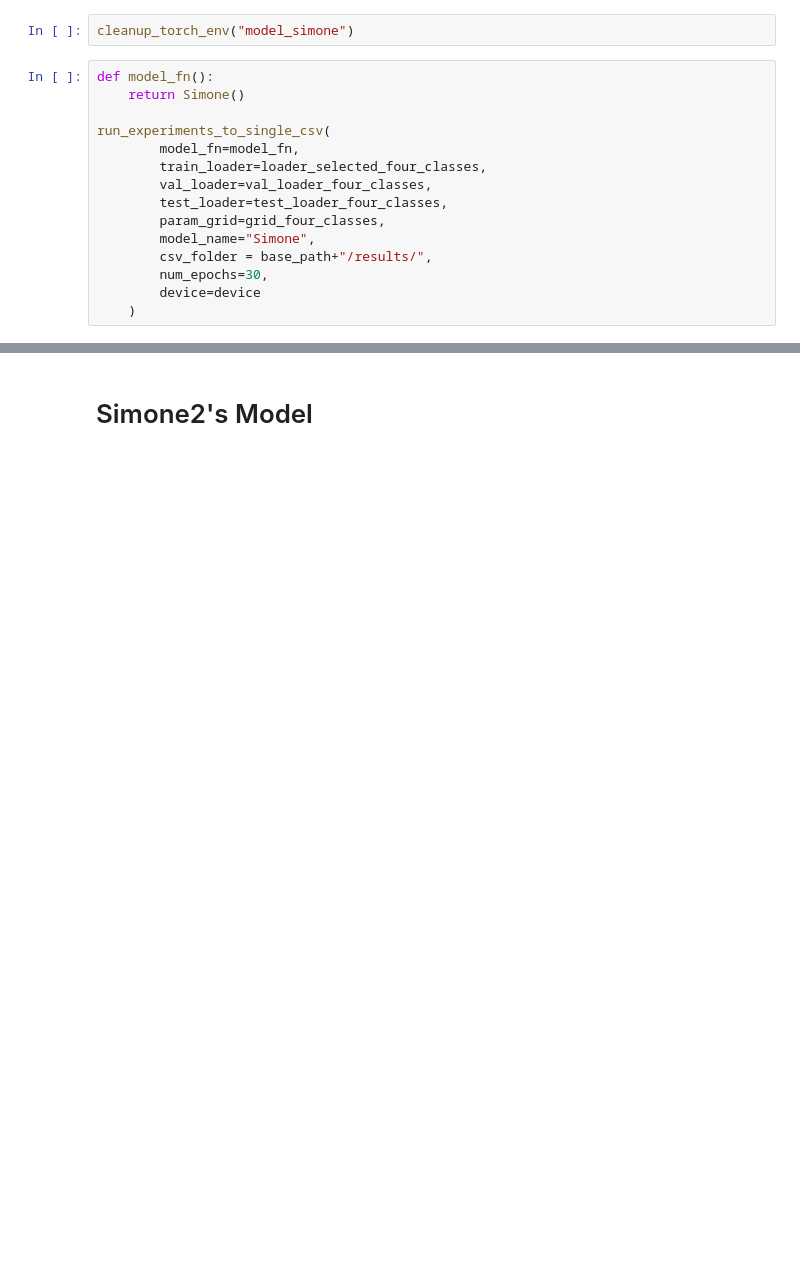
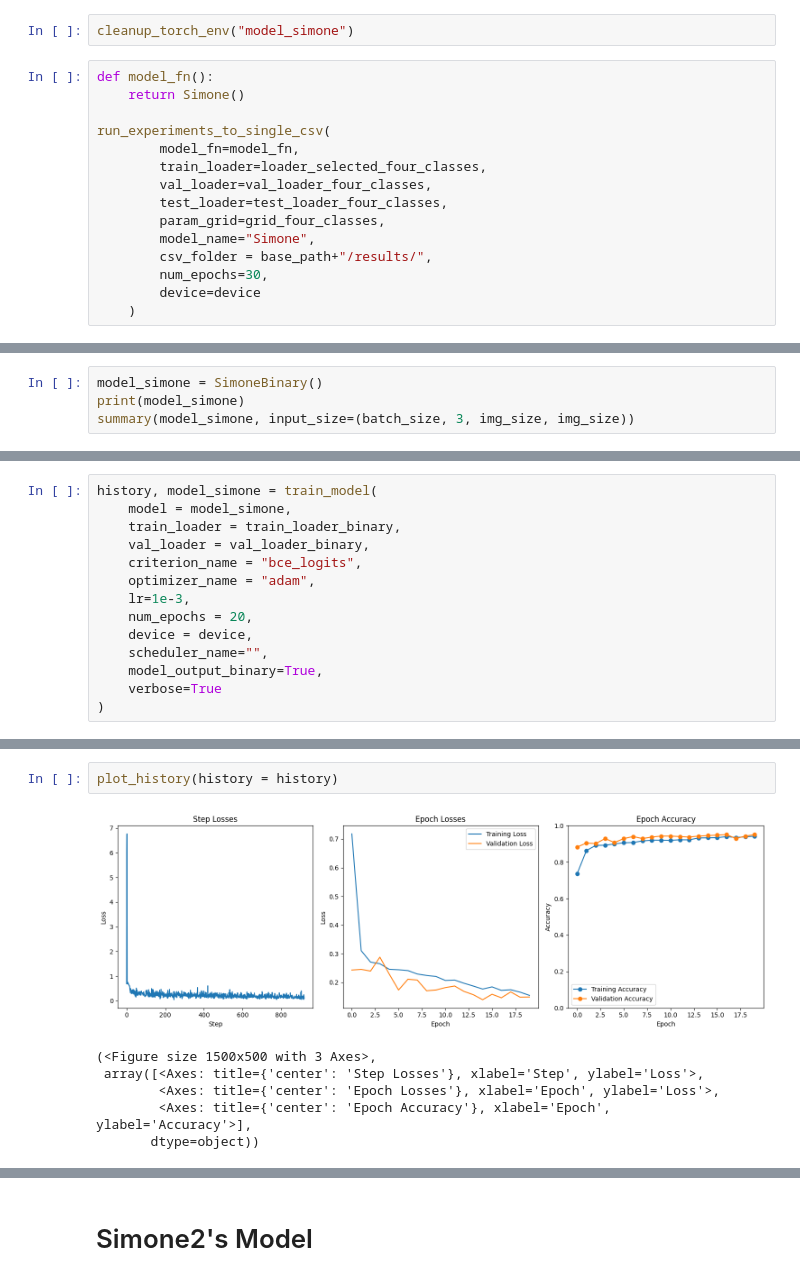
Before and after one commit to filippo-pilutti/DiabeticRetinopathyImageClassification, a Jupyter notebook: DiabeticRetinopathyImageClassification.ipynb, the cells around one changed output, grey strips where cells are left out. Drawn from its saved outputs; the diff is of its cells as text; blank space fills up the shorter version.

Commit message:
Test binary also for Simone's model, and start trying 4-class classification

```diff
--- a/DiabeticRetinopathyImageClassification.ipynb
+++ b/DiabeticRetinopathyImageClassification.ipynb
@@ -1972,0 +1988,4 @@ run_experiments_to_single_csv(
+# %%
+model_simone = SimoneBinary()
+print(model_simone)
+summary(model_simone, input_size=(batch_size, 3, img_size, img_size))
@@ -1972,0 +2022,14 @@ run_experiments_to_single_csv(
+# %%
+history, model_simone = train_model(
+    model = model_simone,
+    train_loader = train_loader_binary,
+    val_loader = val_loader_binary,
+    criterion_name = "bce_logits",
+    optimizer_name = "adam",
+    lr=1e-3,
+    num_epochs = 20,
+    device = device,
+    scheduler_name="",
+    model_output_binary=True,
+    verbose=True
+)
@@ -1972,0 +2061,9 @@ run_experiments_to_single_csv(
+# %%
+plot_history(history = history)
+# %% [output]
+[figure, added]
+(<Figure size 1500x500 with 3 Axes>,
+ array([<Axes: title={'center': 'Step Losses'}, xlabel='Step', ylabel='Loss'>,
+        <Axes: title={'center': 'Epoch Losses'}, xlabel='Epoch', ylabel='Loss'>,
+        <Axes: title={'center': 'Epoch Accuracy'}, xlabel='Epoch', ylabel='Accuracy'>],
+       dtype=object))
```
Also changed, not shown: parts of 18 cells of this notebook.
